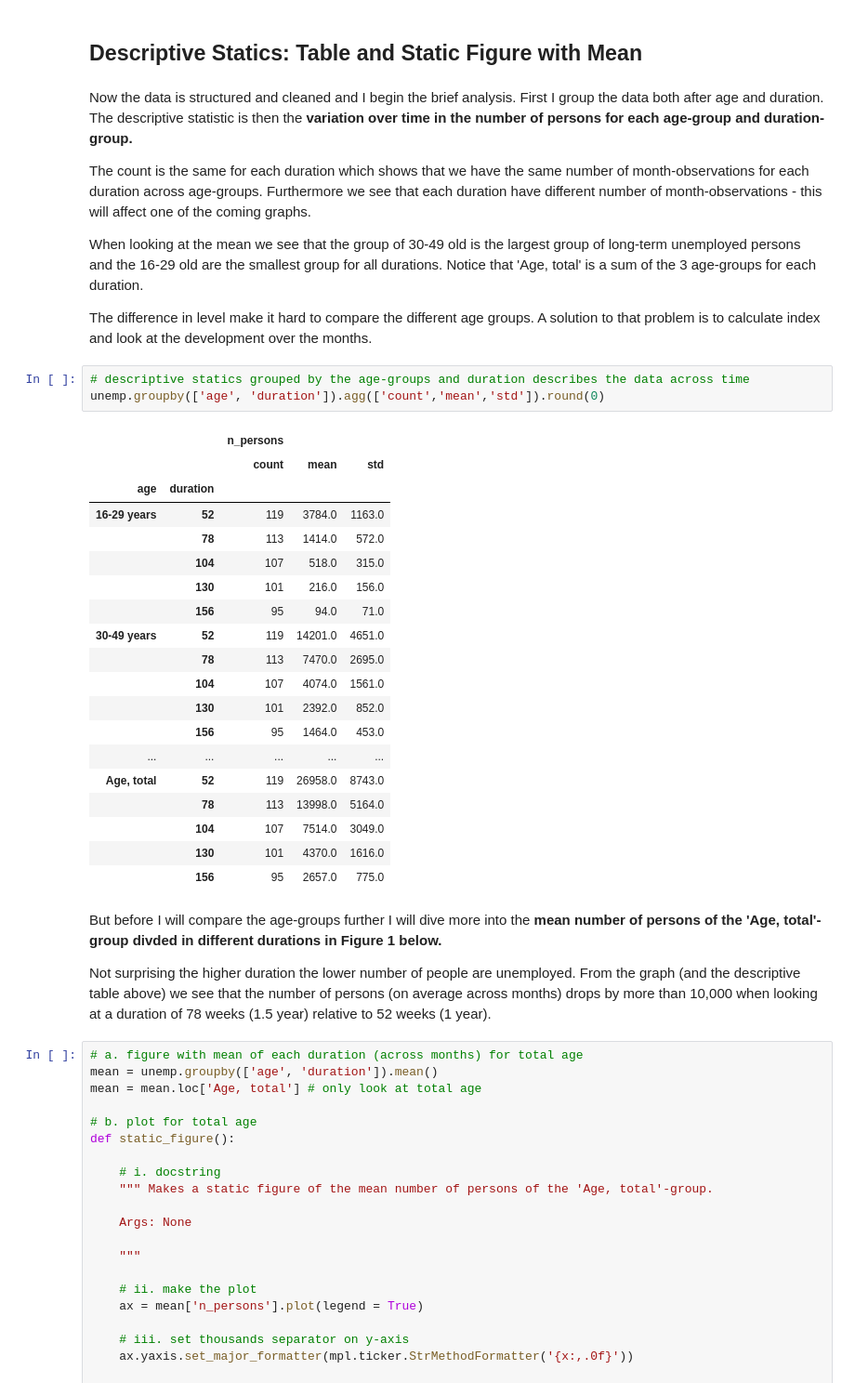
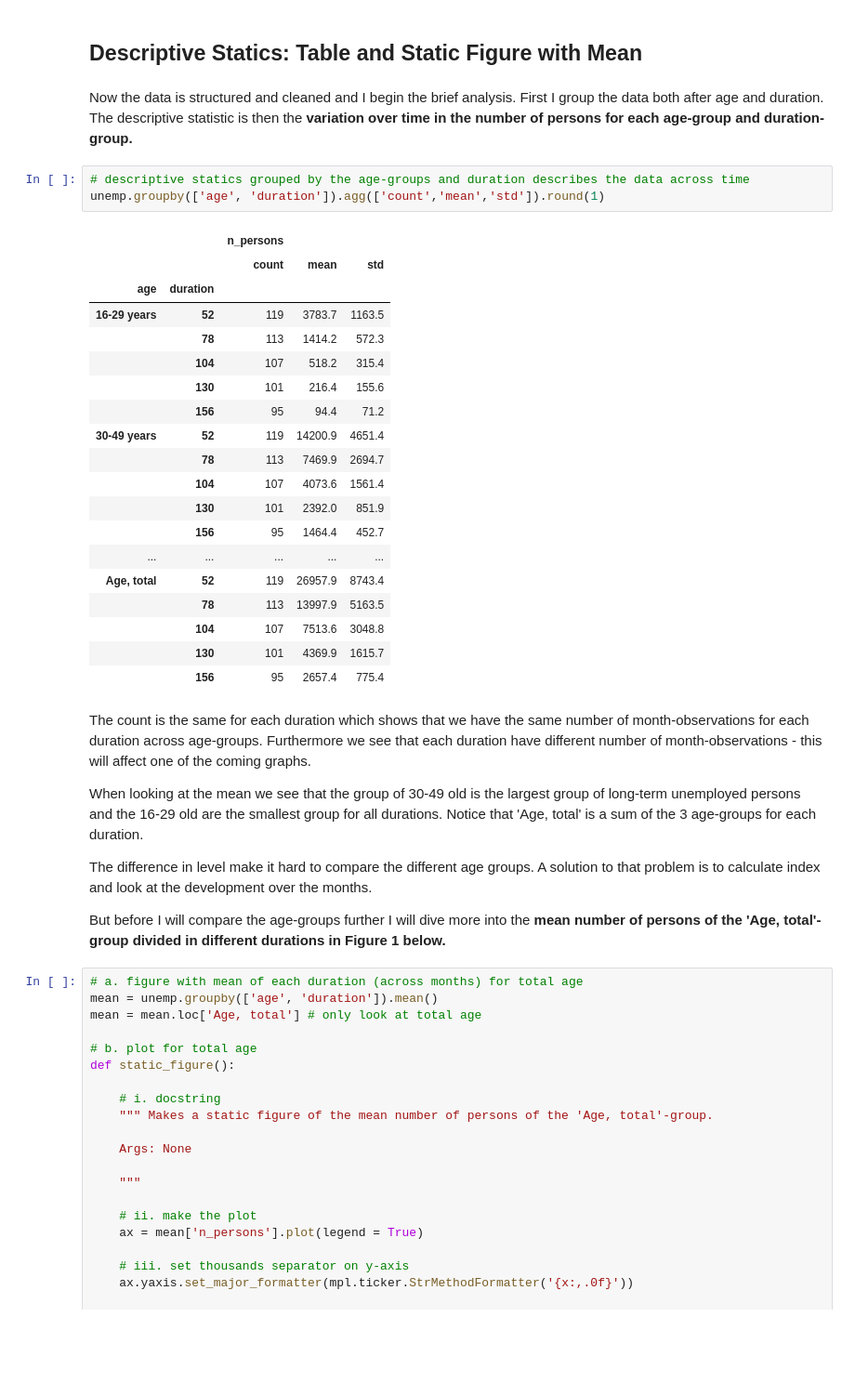
Before and after one commit to NumEconCopenhagen/projects-2019-pbj, a Jupyter notebook: examproject/Examproject/Dataproject/dataproject.ipynb, the cells around one changed output. Shown: that part at 93% size. Saved outputs shown, nothing was run; the diff lists cells and outputs as text; blank space fills up the shorter version.

```diff
--- a/examproject/Examproject/Dataproject/dataproject.ipynb
+++ b/examproject/Examproject/Dataproject/dataproject.ipynb
@@ -186,41 +187,39 @@ unemp has shape (2140, 4)
 # Analysis
 # %% [markdown]
 ## Descriptive Statics: Table and Static Figure with Mean
+# %% [markdown]
+Now the data is structured and cleaned and I begin the brief analysis. First I group the data both after age and duration. The descriptive statistic is then the **variation over time in the number of persons for each age-group and duration-group.**
+# %%
+# descriptive statics grouped by the age-groups and duration describes the data across time
+unemp.groupby(['age', 'duration']).agg(['count','mean','std']).round(1)
+# %% [output]
+|  |  | n_persons |  |  |
+|  |  | count | mean | std |
+| age | duration |  |  |  |
+| 16-29 years | 52 | 119 | 3783.7 | 1163.5 |
+|  | 78 | 113 | 1414.2 | 572.3 |
+|  | 104 | 107 | 518.2 | 315.4 |
+|  | 130 | 101 | 216.4 | 155.6 |
+|  | 156 | 95 | 94.4 | 71.2 |
+| 30-49 years | 52 | 119 | 14200.9 | 4651.4 |
+|  | 78 | 113 | 7469.9 | 2694.7 |
+|  | 104 | 107 | 4073.6 | 1561.4 |
+|  | 130 | 101 | 2392.0 | 851.9 |
+|  | 156 | 95 | 1464.4 | 452.7 |
+| ... | ... | ... | ... | ... |
+| Age, total | 52 | 119 | 26957.9 | 8743.4 |
+|  | 78 | 113 | 13997.9 | 5163.5 |
+|  | 104 | 107 | 7513.6 | 3048.8 |
+|  | 130 | 101 | 4369.9 | 1615.7 |
+|  | 156 | 95 | 2657.4 | 775.4 |
 # %% [markdown]
-Now the data is structured and cleaned and I begin the brief analysis. First I group the data both after age and duration. The descriptive statistic is then the **variation over time in the number of persons for each age-group and duration-group.**
-
 The count is the same for each duration which shows that we have the same number of month-observations for each duration across age-groups. Furthermore we see that each duration have different number of month-observations - this will affect one of the coming graphs.
 
 When looking at the mean we see that the group of 30-49 old is the largest group of long-term unemployed persons and the 16-29 old are the smallest group for all durations. Notice that 'Age, total' is a sum of the 3 age-groups for each duration.
 
 The difference in level make it hard to compare the different age groups. A solution to that problem is to calculate index and look at the development over the months.
+
+But before I will compare the age-groups further I will dive more into the **mean number of persons of the 'Age, total'-group divided in different durations in Figure 1 below.**
-# %%
-# descriptive statics grouped by the age-groups and duration describes the data across time
-unemp.groupby(['age', 'duration']).agg(['count','mean','std']).round(0)
-# %% [output]
-|  |  | n_persons |  |  |
-|  |  | count | mean | std |
-| age | duration |  |  |  |
-| 16-29 years | 52 | 119 | 3784.0 | 1163.0 |
-|  | 78 | 113 | 1414.0 | 572.0 |
-|  | 104 | 107 | 518.0 | 315.0 |
-|  | 130 | 101 | 216.0 | 156.0 |
-|  | 156 | 95 | 94.0 | 71.0 |
-| 30-49 years | 52 | 119 | 14201.0 | 4651.0 |
-|  | 78 | 113 | 7470.0 | 2695.0 |
-|  | 104 | 107 | 4074.0 | 1561.0 |
-|  | 130 | 101 | 2392.0 | 852.0 |
-|  | 156 | 95 | 1464.0 | 453.0 |
-| ... | ... | ... | ... | ... |
-| Age, total | 52 | 119 | 26958.0 | 8743.0 |
-|  | 78 | 113 | 13998.0 | 5164.0 |
-|  | 104 | 107 | 7514.0 | 3049.0 |
-|  | 130 | 101 | 4370.0 | 1616.0 |
-|  | 156 | 95 | 2657.0 | 775.0 |
-# %% [markdown]
-But before I will compare the age-groups further I will dive more into the **mean number of persons of the 'Age, total'-group divded in different durations in Figure 1 below.**
-
-Not surprising the higher duration the lower number of people are unemployed. From the graph (and the descriptive table above) we see that the number of persons (on average across months) drops by more than 10,000 when looking at a duration of 78 weeks (1.5 year) relative to 52 weeks (1 year).
 # %%
 # a. figure with mean of each duration (across months) for total age
 mean = unemp.groupby(['age', 'duration']).mean()
```
Also changed, not shown: parts of 12 cells of this notebook, 5 other files.
